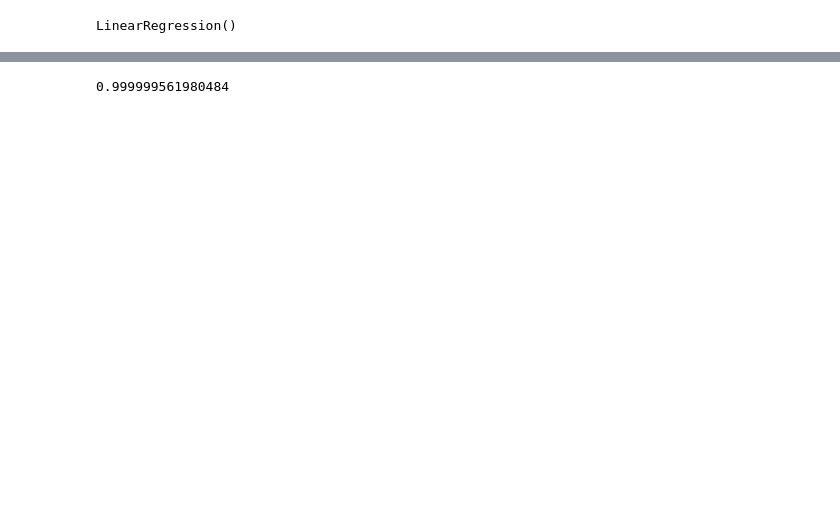
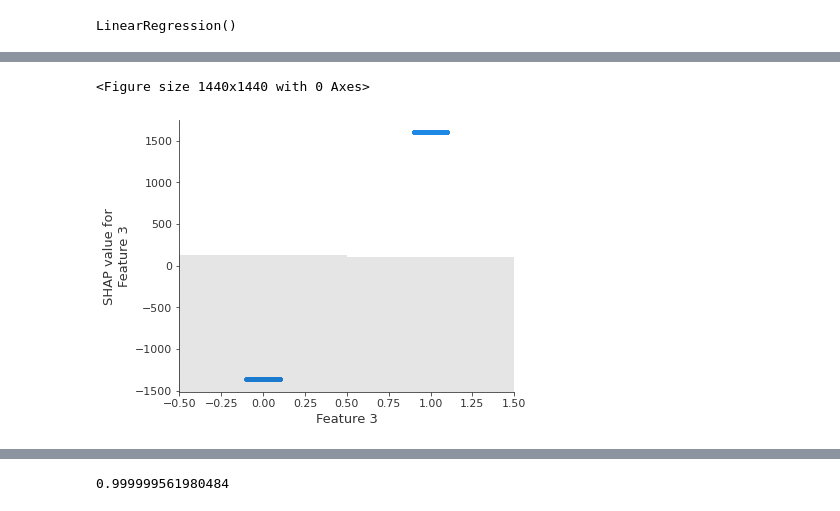
Before and after one commit to anaklusmos666/House_Price_Prediction, a Jupyter notebook: Linear_Regression.ipynb, the cells around one changed output, grey strips where cells are left out. Drawn from its saved outputs; the diff is of its cells as text; code cells hidden in the pictures; blank space fills up the shorter version.

```diff
--- a/Linear_Regression.ipynb
+++ b/Linear_Regression.ipynb
@@ -37,0 +124,6 @@ LinearRegression()
+# %%
+plt.figure(figsize=(20,20))
+shap.plots.scatter(shap_values[:, 'Feature 3'])
+# %% [output]
+<Figure size 1440x1440 with 0 Axes>
+[figure, added]
```
Also changed, not shown: parts of 23 cells of this notebook.
